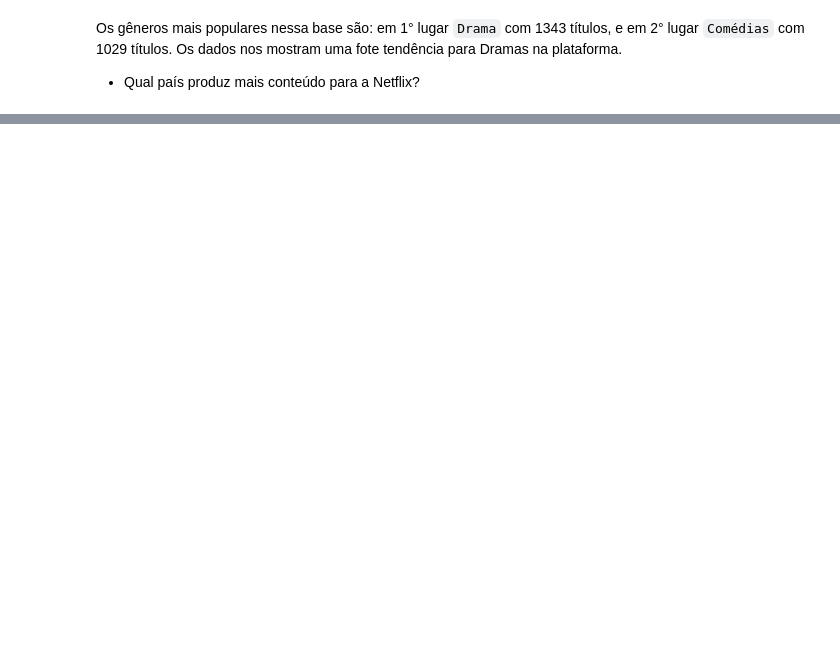
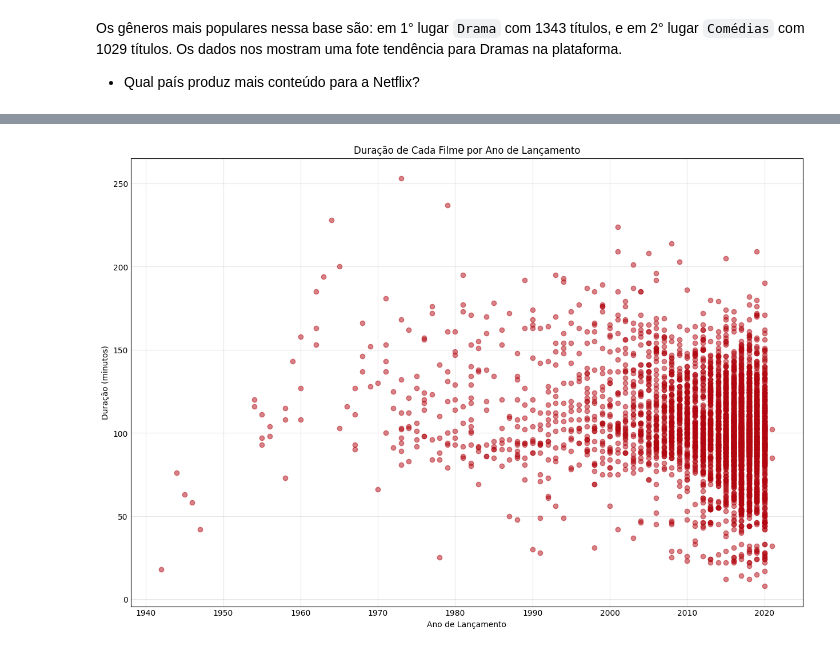
Before and after one commit to JoaoRanulfoDatascience/Netflix_ProjetoDS, a Jupyter notebook: netflix_analise_exploratoria.ipynb, the cells around one changed output, grey strips where cells are left out. Drawn from its saved outputs; the diff is of its cells as text; code cells hidden in the pictures; blank space fills up the shorter version.

```diff
--- a/netflix_analise_exploratoria.ipynb
+++ b/netflix_analise_exploratoria.ipynb
@@ -238,0 +359,13 @@ TypeError: use() missing 1 required positional argument: 'style'
+# %%
+# Criando Gráfico de dispersão
+plt.figure(figsize=(12,8))
+
+# Plotar cada Filme com um ponto
+plt.scatter(movies['release_year'], movies['duration'], color='#b20710', alpha=0.5)
+plt.title('Duração de Cada Filme por Ano de Lançamento')
+plt.xlabel('Ano de Lançamento')
+plt.ylabel('Duração (minutos)')
+plt.grid(True, alpha=0.3)
+plt.show()
+# %% [output]
+[figure, added]
```
Also changed, not shown: parts of 14 cells of this notebook.
